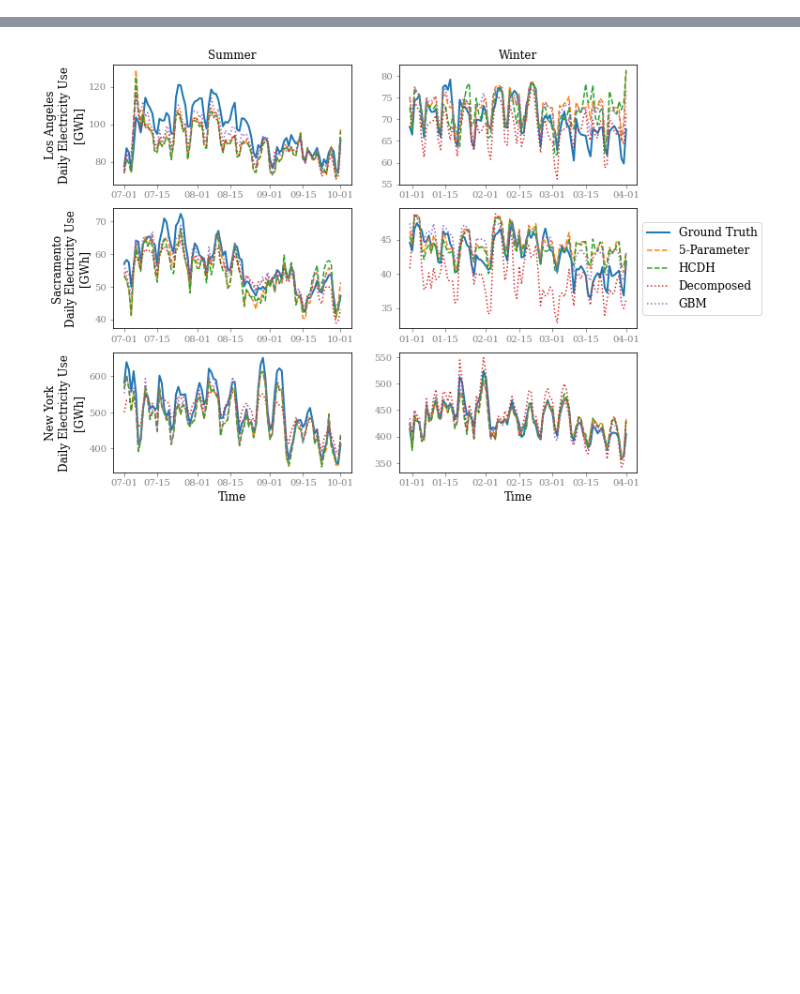
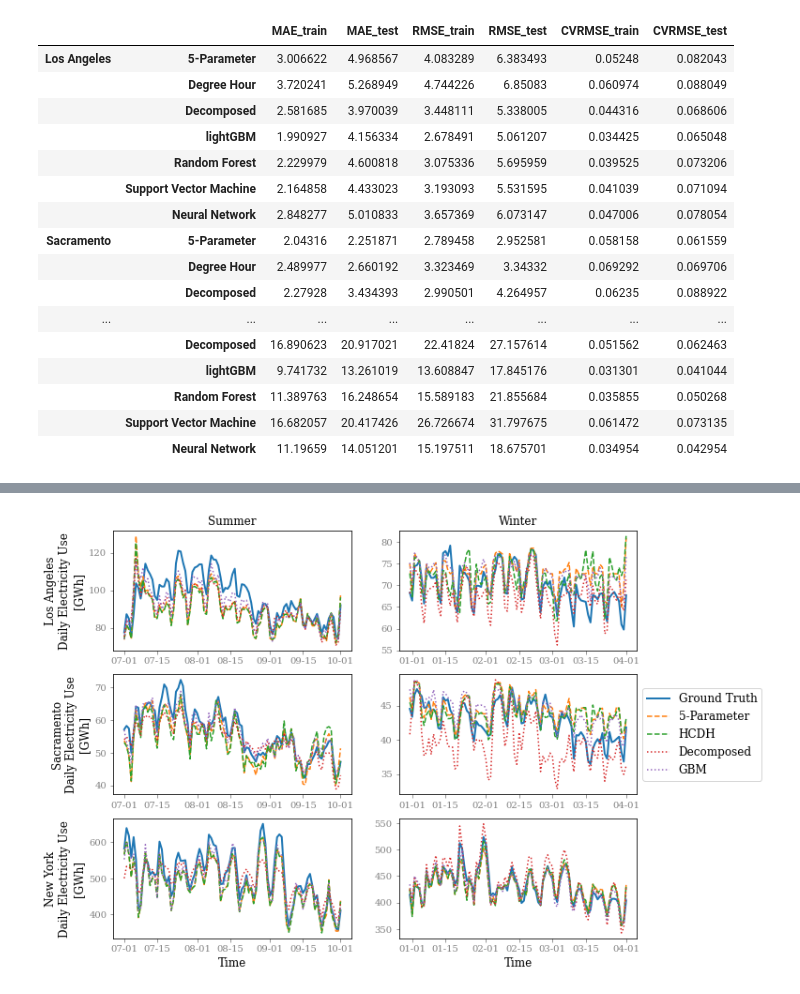
Before and after one commit to LBNL-ETA/City-Scale-Electricity-Use-Prediction, a Jupyter notebook: bin/section4.1 model comparison.ipynb, the cells around one changed output, grey strips where cells are left out. Saved outputs shown, nothing was run; the diff lists cells and outputs as text; code cells hidden in the pictures; blank space fills up the shorter version.

```diff
--- a/bin/section4.1 model comparison.ipynb
+++ b/bin/section4.1 model comparison.ipynb
@@ -24,7 +24,7 @@ from scipy.stats import skew
 # Replace PATH_TO_ROOT
 
 import sys
-PATH_TO_ROOT = 'C:/Users/walter/Desktop/git/Predicting City-Scale Daily Electricity Use and Daily Peak Demand'
+PATH_TO_ROOT = 'C:/Users/walter/Desktop/git/City-Scale-Electricity-Use-Prediction'
 sys.path.insert(0,PATH_TO_ROOT)
 # %%
 def generate_fig_path(fig_name):
@@ -95,3 +101,23 @@ ny_error = calculate_error(ny_predict)
 # %%
 error_result = pd.concat([la_error, sac_error, ny_error], keys=cities)
 error_result.to_csv(generate_result_data_path('Table 3'))
+# %%
+error_result
+# %% [output]
+|  |  | MAE_train | MAE_test | RMSE_train | RMSE_test | CVRMSE_train | CVRMSE_test |
+| Los Angeles | 5-Parameter | 3.006622 | 4.968567 | 4.083289 | 6.383493 | 0.05248 | 0.082043 |
+|  | Degree Hour | 3.720241 | 5.268949 | 4.744226 | 6.85083 | 0.060974 | 0.088049 |
+|  | Decomposed | 2.581685 | 3.970039 | 3.448111 | 5.338005 | 0.044316 | 0.068606 |
+|  | lightGBM | 1.990927 | 4.156334 | 2.678491 | 5.061207 | 0.034425 | 0.065048 |
+|  | Random Forest | 2.229979 | 4.600818 | 3.075336 | 5.695959 | 0.039525 | 0.073206 |
+|  | Support Vector Machine | 2.164858 | 4.433023 | 3.193093 | 5.531595 | 0.041039 | 0.071094 |
+|  | Neural Network | 2.848277 | 5.010833 | 3.657369 | 6.073147 | 0.047006 | 0.078054 |
+| Sacramento | 5-Parameter | 2.04316 | 2.251871 | 2.789458 | 2.952581 | 0.058158 | 0.061559 |
+|  | Degree Hour | 2.489977 | 2.660192 | 3.323469 | 3.34332 | 0.069292 | 0.069706 |
+|  | Decomposed | 2.27928 | 3.434393 | 2.990501 | 4.264957 | 0.06235 | 0.088922 |
+| ... | ... | ... | ... | ... | ... | ... | ... |
+|  | Decomposed | 16.890623 | 20.917021 | 22.41824 | 27.157614 | 0.051562 | 0.062463 |
+|  | lightGBM | 9.741732 | 13.261019 | 13.608847 | 17.845176 | 0.031301 | 0.041044 |
+|  | Random Forest | 11.389763 | 16.248654 | 15.589183 | 21.855684 | 0.035855 | 0.050268 |
+|  | Support Vector Machine | 16.682057 | 20.417426 | 26.726674 | 31.797675 | 0.061472 | 0.073135 |
+|  | Neural Network | 11.19659 | 14.051201 | 15.197511 | 18.675701 | 0.034954 | 0.042954 |
```
Also changed, not shown: parts of 3 cells of this notebook, 19 other files.
